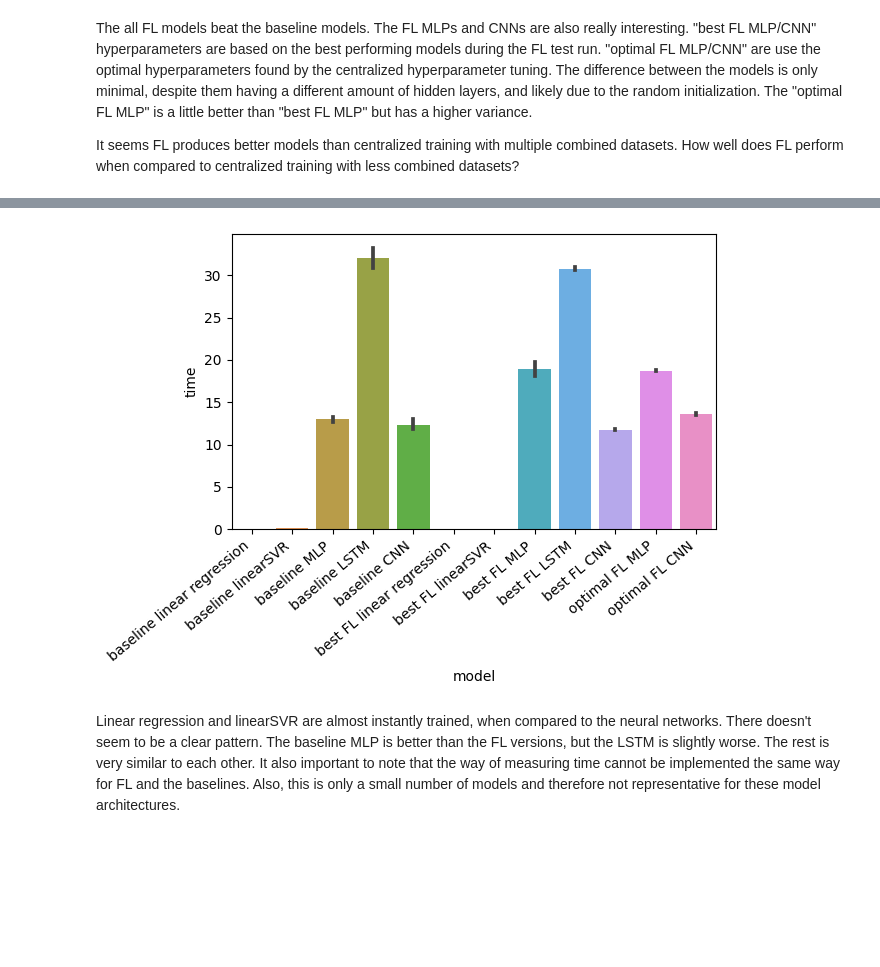
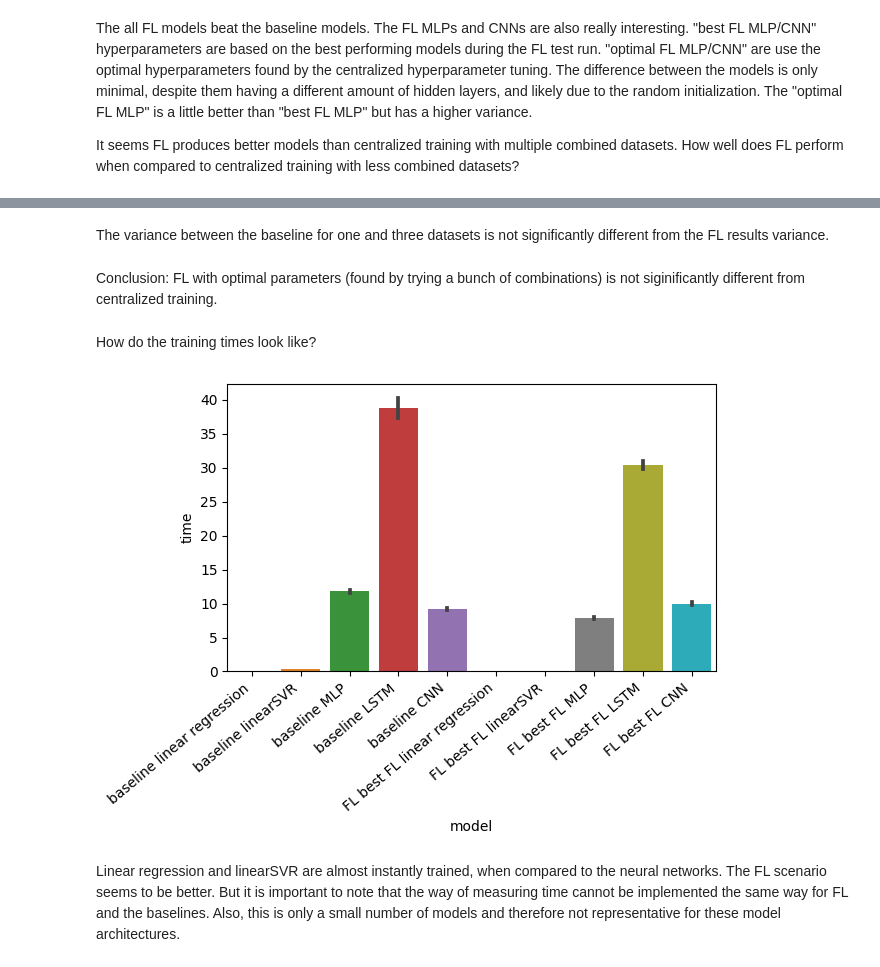
Before and after one commit to Flowwrian/Investigating-the-Effectiveness-of-Cross-Silo-Datasets-for-Training-Federated-Learning-Models, a Jupyter notebook: notebooks/weather_analysis.ipynb, the cells around one changed output, grey strips where cells are left out. Saved outputs shown, nothing was run; the diff lists cells and outputs as text; code cells hidden in the pictures; blank space fills up the shorter version.

Commit message:
Finished analysis for weather dataset

```diff
--- a/notebooks/weather_analysis.ipynb
+++ b/notebooks/weather_analysis.ipynb
@@ -379,22 +480,15 @@ def rename_baseline_models(x):
 
 temp_df = baseline_df.copy(deep=True)
 temp_df["model"] = temp_df["model"].apply(rename_baseline_models)
-temp_df = temp_df[["model", "client_data4"]]
-temp_df.columns = ["model", "losses_distributed"]
+temp_df = temp_df[["model", "client_data3"]]
+temp_df.columns = ["model", "centralized_loss"]
 
-results_only_best_fl_df = best_fl_models.copy(deep=True)
-results_only_best_fl_df["losses_distributed"] = results_only_best_fl_df["losses_distributed"].apply(lambda x: x[-1][-1])
-results_only_best_fl_df["model"] = results_only_best_fl_df["model"].apply(lambda x: f"best FL {x}")
-
-
-
-results_only_optimal_fl_df = optimal_fl_models.copy(deep=True)
-results_only_optimal_fl_df["losses_distributed"] = results_only_optimal_fl_df["losses_distributed"].apply(lambda x: x[-1][-1])
-results_only_optimal_fl_df["model"] = results_only_optimal_fl_df["model"].apply(lambda x: f"optimal FL {x}")
+best_fl_df = fl_models_df.copy(deep=True)
+best_fl_df["model"] = best_fl_df["model"].apply(lambda x: f"best FL {x}")
 # %%
-temp_df = pd.concat([temp_df, results_only_best_fl_df, results_only_optimal_fl_df], ignore_index=True)
+temp_df = pd.concat([temp_df, best_fl_df], ignore_index=True)
 # %%
-temp_df = temp_df[["model", "losses_distributed"]]
+temp_df = temp_df[["model", "centralized_loss"]]
 temp_df.columns = ["model", "loss"]
 # %%
 sns.boxplot(temp_df, x="loss", y="model")
@@ -440,3 +575,9 @@ Now, how do the training times look like?
+# %% [markdown]
+The variance between the baseline for one and three datasets is not significantly different from the FL results variance.
+# %% [markdown]
+Conclusion: FL with optimal parameters (found by trying a bunch of combinations) is not siginificantly different from centralized training.
+# %% [markdown]
+How do the training times look like?
 # %%
 def calculate_training_time(time_array):
     #get the timestamps
@@ -452,16 +593,10 @@ def calculate_training_time(time_array):
         diff.append((timestamps[i+1] - timestamps[i]))
     return diff
 
-time_diff_best_fl_df = best_fl_models.copy(deep=True)
+time_diff_best_fl_df = best_fl_df.copy(deep=True)
 time_diff_best_fl_df["time"] = time_diff_best_fl_df["time"].apply(calculate_training_time)
 time_diff_best_fl_df["time"] = time_diff_best_fl_df["time"].apply(lambda x: np.array(x).mean())
-time_diff_best_fl_df["model"] = time_diff_best_fl_df["model"].apply(lambda x: f"best FL {x}")
-
-
-time_diff_optimal_fl_df = optimal_fl_models.copy(deep=True)
-time_diff_optimal_fl_df["time"] = time_diff_optimal_fl_df["time"].apply(calculate_training_time)
-time_diff_optimal_fl_df["time"] = time_diff_optimal_fl_df["time"].apply(lambda x: np.array(x).mean())
-time_diff_optimal_fl_df["model"] = time_diff_optimal_fl_df["model"].apply(lambda x: f"optimal FL {x}")
+time_diff_best_fl_df["model"] = time_diff_best_fl_df["model"].apply(lambda x: f"FL {x}")
 # %%
 baseline_time_df = pd.DataFrame(columns=["model", "time"])
 
@@ -472,12 +607,12 @@ for i in range(1,5):
 
     baseline_time_df = pd.concat([baseline_time_df, temp_df], ignore_index=True)
 # %%
-ax = sns.barplot(pd.concat([baseline_time_df, time_diff_best_fl_df, time_diff_optimal_fl_df], ignore_index=True), y="time", x="model")
+ax = sns.barplot(pd.concat([baseline_time_df, time_diff_best_fl_df], ignore_index=True), y="time", x="model")
 
 ax.set_xticklabels(ax.get_xticklabels(), rotation=40, ha="right")
 plt.tight_layout()
 plt.show()
 # %% [output]
-[figure, old version]
+[figure, new version]
 # %% [markdown]
-Linear regression and linearSVR are almost instantly trained, when compared to the neural networks. There doesn't seem to be a clear pattern. The baseline MLP is better than the FL versions, but the LSTM is slightly worse. The rest is very similar to each other. It also important to note that the way of measuring time cannot be implemented the same way for FL and the baselines. Also, this is only a small number of models and therefore not representative for these model architectures.
+Linear regression and linearSVR are almost instantly trained, when compared to the neural networks. The FL scenario seems to be better. But it is important to note that the way of measuring time cannot be implemented the same way for FL and the baselines. Also, this is only a small number of models and therefore not representative for these model architectures.
```
Also changed, not shown: parts of 57 cells of this notebook, 13 other files.
